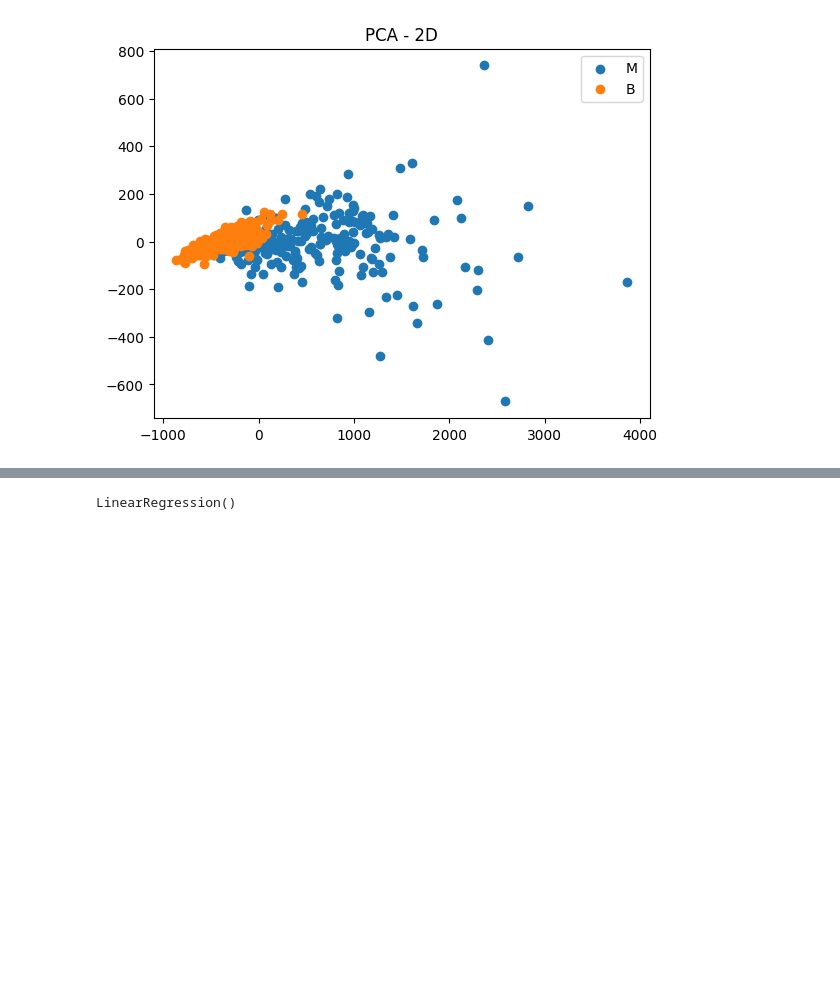
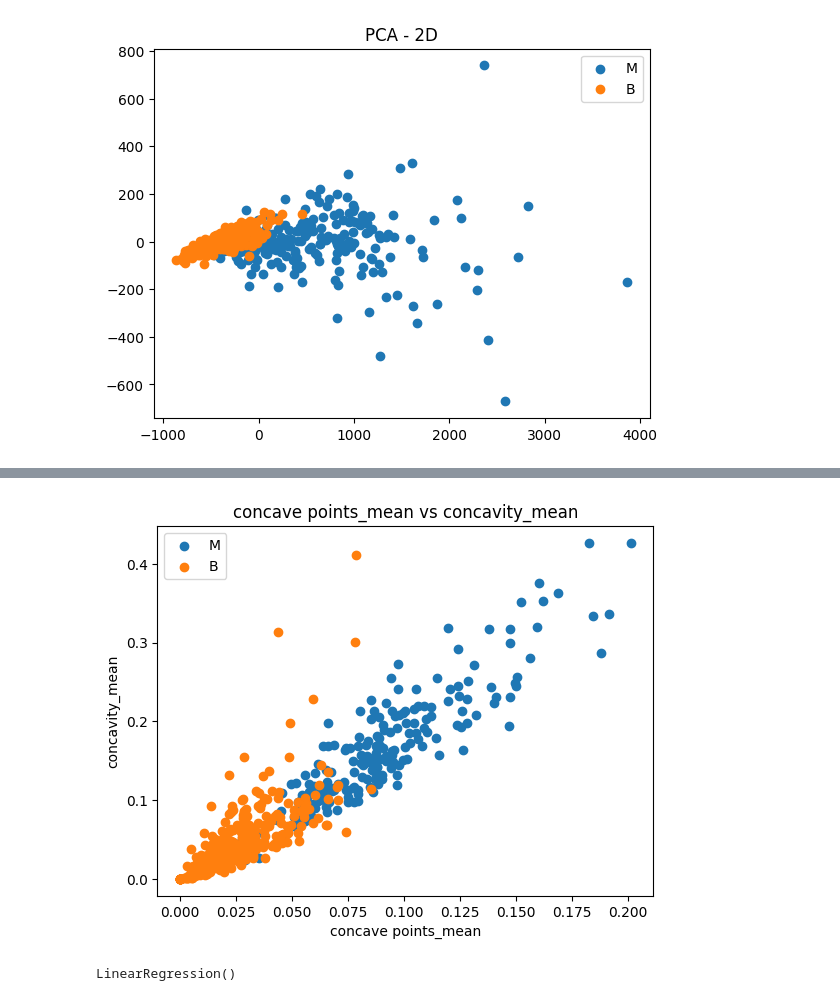
Before and after one commit to gabrielcannes/desafio-tecnico-fase1, a Jupyter notebook: main.ipynb, the cells around one changed output, grey strips where cells are left out. Drawn from its saved outputs; the diff is of its cells as text; code cells hidden in the pictures; blank space fills up the shorter version.

```diff
--- a/main.ipynb
+++ b/main.ipynb
@@ -130,3 +169,21 @@ plt.show()
+# %%
+plt.figure()
+
+for label in df['diagnosis'].unique():
+    subset = df[df['diagnosis'] == label]
+    plt.scatter(
+        subset['concave points_mean'],
+        subset['concavity_mean'],
+        label=label
+    )
+
+plt.xlabel('concave points_mean')
+plt.ylabel('concavity_mean')
+plt.legend()
+plt.title('concave points_mean vs concavity_mean')
+plt.show()
+# %% [output]
+[figure, added]
 # %%
 # treinando o modelo de regressão linear simples
 
```
Also changed, not shown: parts of 2 cells of this notebook.
